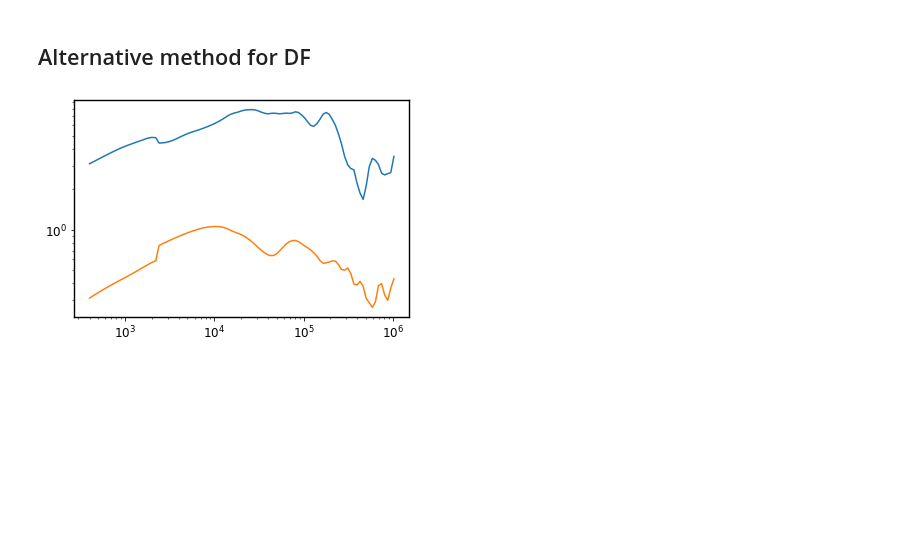
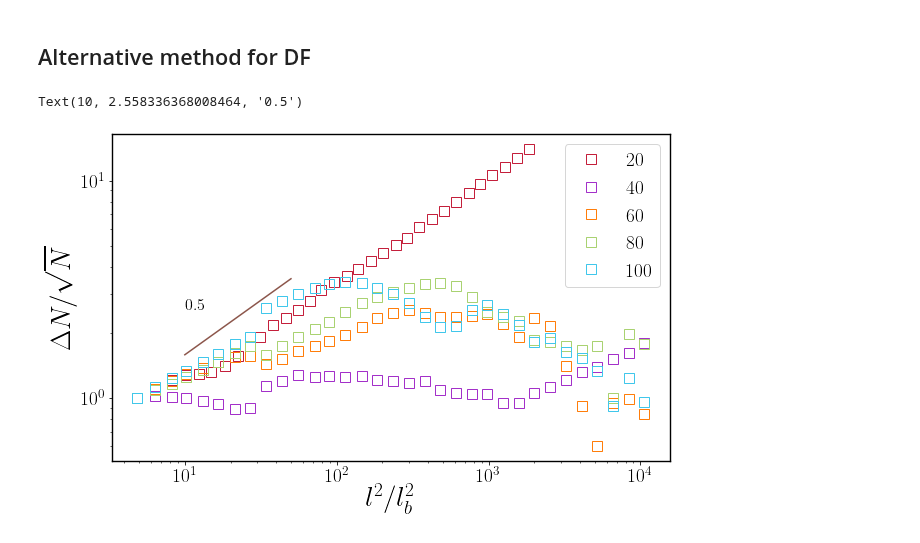
Before and after one commit to ZLoverty/Python, a Jupyter notebook: Correlation/src/fig-2_GNF.ipynb, the cells around one changed output. Cells and saved outputs as stored; diff of their text form; code cells hidden in the pictures; blank space fills up the shorter version.

```diff
--- a/Correlation/src/fig-2_GNF.ipynb
+++ b/Correlation/src/fig-2_GNF.ipynb
@@ -79,17 +84,31 @@ Text(0, 0.5, 'slope')
 * Improved data - multiple repeats
 # %% [markdown]
 ## Alternative method for DF
-# %%
-folder = r'D:\Wei\Dynamics_raw\df2_result\60'
-data = pd.read_csv(os.path.join(folder, 'df_average.csv'))
-plt.plot(data.n, data.d/data.n**0.5)
-folder = r'D:\Wei\Dynamics_raw\df2_result\100'
-data = pd.read_csv(os.path.join(folder, 'df_average.csv'))
-plt.plot(data.n, data.d/data.n**0.5)
-plt.xscale('log')
-plt.yscale('log')
-# %% [output]
-[figure, removed]
-# %%
-folder = r'D:\Wei\Dynamics_raw\df2_result'
-name = ['40', '60', '80', '100']
+# %%
+lb = 3 # um
+mpp = 0.33 # um per pixel
+folder = r'D:\Wei\Dynamics_raw\df2_result'
+names = ['20', '40', '60', '80', '100']
+count = 0
+for name in names:
+    subdata = pd.read_csv(os.path.join(folder, name, 'df_average.csv'))
+    xx = subdata.n / (lb/mpp)**2
+    yy = subdata.d / subdata.n**.5
+    yy = yy / yy.iat[0]
+    plt.plot(xx[0:len(xx):3], yy[0:len(yy):3], label=str(name), ls='', marker='s',
+            mfc=(0,0,0,0), mec=wowcolor(count), markersize=10)
+    count += 1
+plt.legend()
+plt.xscale('log')
+plt.yscale('log')
+plt.xlabel('$l^2/l_b^2$')
+plt.ylabel('$\Delta N/\sqrt{N}$')
+
+# guide of the eye slope
+x = np.array([10, 50])
+y = x**0.5 / 2
+plt.plot(x, y)
+plt.text(x[0], y.mean(), '0.5')
+# %% [output]
+Text(10, 2.558336368008464, '0.5')
+[figure, added]
```
Also changed, not shown: parts of 9 cells of this notebook, 14 other files.
